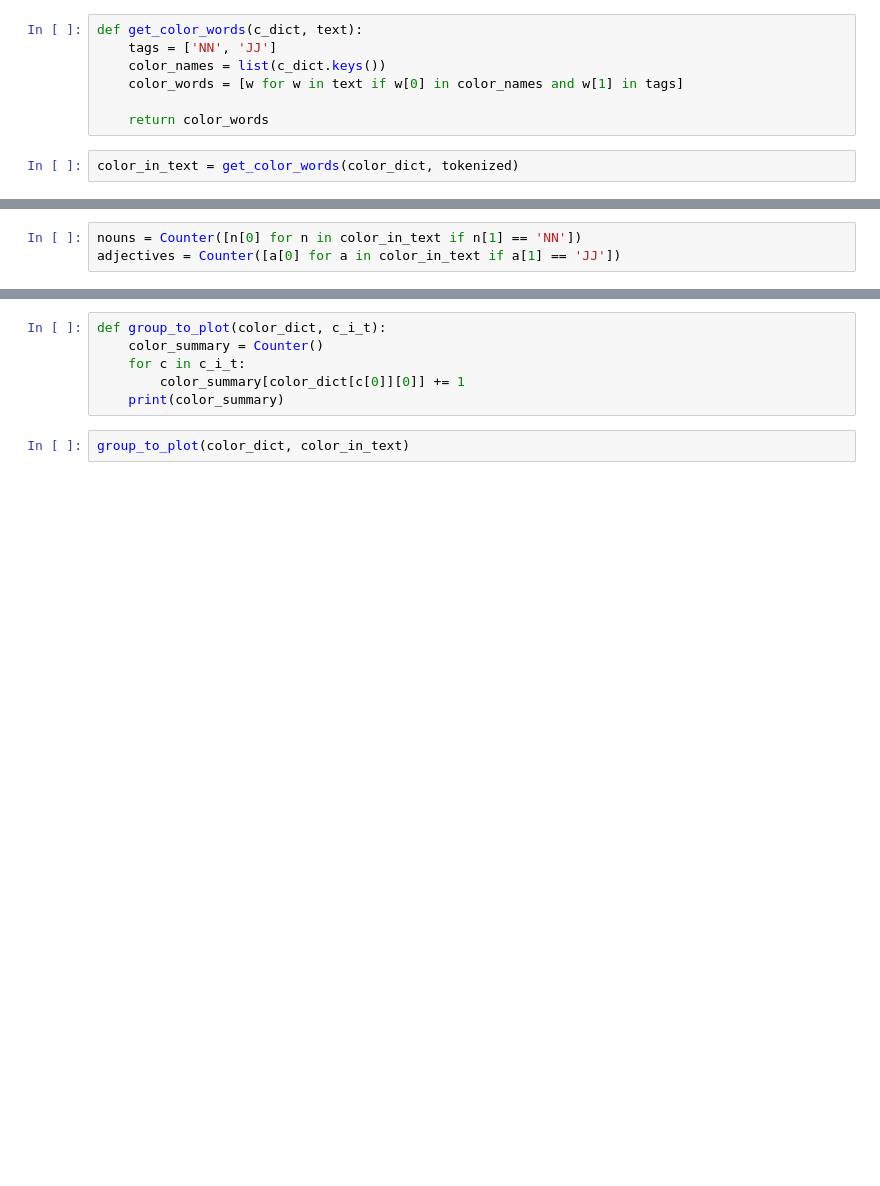
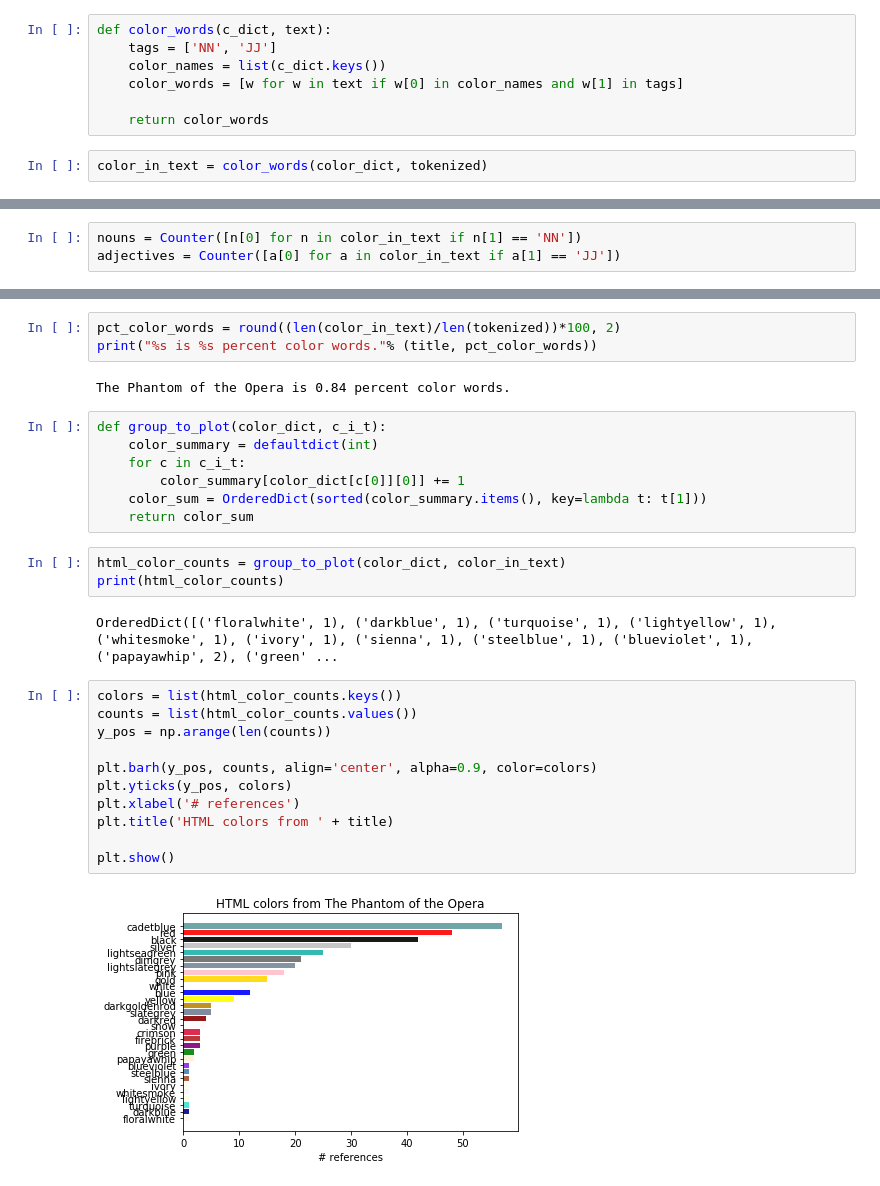
Before and after one commit to eleanorstrib/gothic-colors-blog, a Jupyter notebook: gothic_post.ipynb, the cells around one changed output, grey strips where cells are left out. Saved outputs shown, nothing was run; the diff lists cells and outputs as text; blank space fills up the shorter version.

```diff
--- a/gothic_post.ipynb
+++ b/gothic_post.ipynb
@@ -75,11 +130,11 @@ print(sorted(modern_color_words, key=lambda x: x[0]))
 # %%
-def get_color_words(c_dict, text):
+def color_words(c_dict, text):
     tags = ['NN', 'JJ']
     color_names = list(c_dict.keys())
     color_words = [w for w in text if w[0] in color_names and w[1] in tags]
 
     return color_words
 # %%
-color_in_text = get_color_words(color_dict, tokenized)
+color_in_text = color_words(color_dict, tokenized)
 # %%
 print(color_in_text[:15])
@@ -94,8 +156,30 @@ print(adjectives)
+# %%
+pct_color_words = round((len(color_in_text)/len(tokenized))*100, 2)
+print("%s is %s percent color words."% (title, pct_color_words))
+# %% [output]
+The Phantom of the Opera is 0.84 percent color words.
 # %%
 def group_to_plot(color_dict, c_i_t):
-    color_summary = Counter()
+    color_summary = defaultdict(int)
     for c in c_i_t:
         color_summary[color_dict[c[0]][0]] += 1
-    print(color_summary)
+    color_sum = OrderedDict(sorted(color_summary.items(), key=lambda t: t[1]))
+    return color_sum
-# %%
-group_to_plot(color_dict, color_in_text)
+# %%
+html_color_counts = group_to_plot(color_dict, color_in_text)
+print(html_color_counts)
+# %% [output]
+OrderedDict([('floralwhite', 1), ('darkblue', 1), ('turquoise', 1), ('lightyellow', 1), ('whitesmoke', 1), ('ivory', 1), ('sienna', 1), ('steelblue', 1), ('blueviolet', 1), ('papayawhip', 2), ('green' ...
+# %%
+colors = list(html_color_counts.keys())
+counts = list(html_color_counts.values())
+y_pos = np.arange(len(counts))
+
+plt.barh(y_pos, counts, align='center', alpha=0.9, color=colors)
+plt.yticks(y_pos, colors)
+plt.xlabel('# references')
+plt.title('HTML colors from ' + title)
+
+plt.show()
+# %% [output]
+[figure, added]
```
Also changed, not shown: parts of 11 cells of this notebook.
